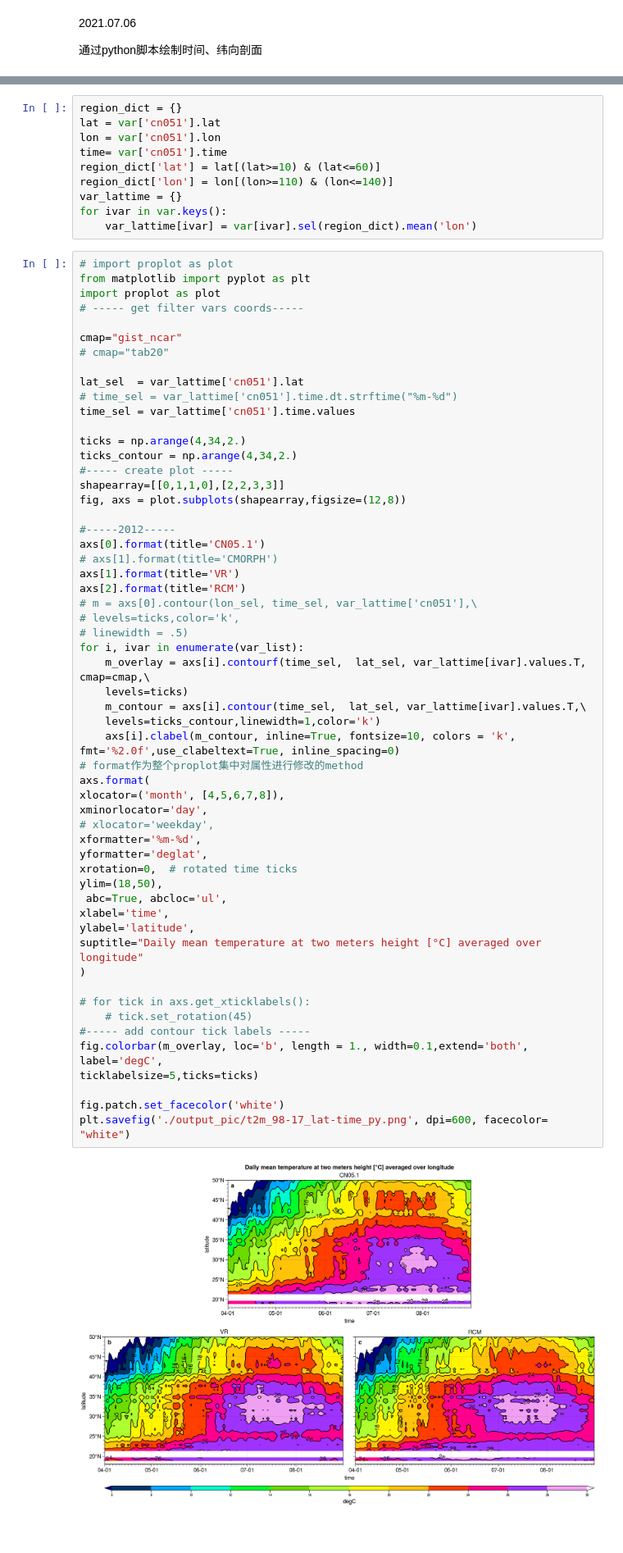
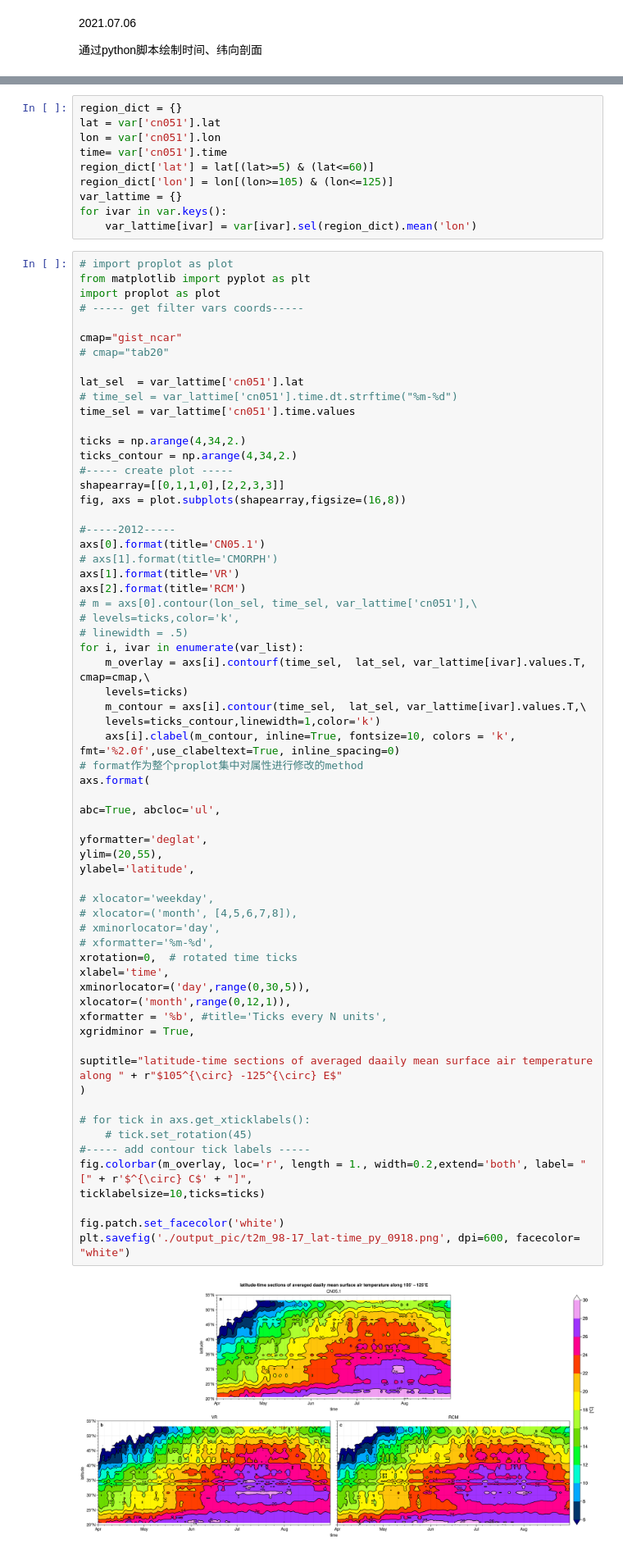
Before and after one commit to dozerlcl/MPAS_case_study, a Jupyter notebook: 92-25km_vr_rcm_postprocess/visualization/check_obs/settled/t2m/time_latitude/t2m_time_lat.ipynb, the cells around one changed output, grey strips where cells are left out. Shown at 82% size. Saved outputs shown, nothing was run; the diff lists cells and outputs as text; blank space fills up the shorter version.

```diff
--- a/92-25km_vr_rcm_postprocess/visualization/check_obs/settled/t2m/time_latitude/t2m_time_lat.ipynb
+++ b/92-25km_vr_rcm_postprocess/visualization/check_obs/settled/t2m/time_latitude/t2m_time_lat.ipynb
@@ -59,8 +59,8 @@ region_dict = {}
 lat = var['cn051'].lat
 lon = var['cn051'].lon
 time= var['cn051'].time
-region_dict['lat'] = lat[(lat>=10) & (lat<=60)]
-region_dict['lon'] = lon[(lon>=110) & (lon<=140)]
+region_dict['lat'] = lat[(lat>=5) & (lat<=60)]
+region_dict['lon'] = lon[(lon>=105) & (lon<=125)]
 var_lattime = {}
 for ivar in var.keys():
     var_lattime[ivar] = var[ivar].sel(region_dict).mean('lon')
@@ -81,44 +81,52 @@ ticks = np.arange(4,34,2.)
 ticks_contour = np.arange(4,34,2.)
 #----- create plot -----
 shapearray=[[0,1,1,0],[2,2,3,3]]
-fig, axs = plot.subplots(shapearray,figsize=(12,8))
+fig, axs = plot.subplots(shapearray,figsize=(16,8))
 
 #-----2012-----
 axs[0].format(title='CN05.1')
 # axs[1].format(title='CMORPH')
 axs[1].format(title='VR')
 axs[2].format(title='RCM')
 # m = axs[0].contour(lon_sel, time_sel, var_lattime['cn051'],\
 # levels=ticks,color='k',
 # linewidth = .5)
 for i, ivar in enumerate(var_list):
     m_overlay = axs[i].contourf(time_sel,  lat_sel, var_lattime[ivar].values.T, cmap=cmap,\
     levels=ticks)
     m_contour = axs[i].contour(time_sel,  lat_sel, var_lattime[ivar].values.T,\
     levels=ticks_contour,linewidth=1,color='k')
     axs[i].clabel(m_contour, inline=True, fontsize=10, colors = 'k', fmt='%2.0f',use_clabeltext=True, inline_spacing=0)
 # format作为整个proplot集中对属性进行修改的method
 axs.format(
-xlocator=('month', [4,5,6,7,8]),
-xminorlocator='day',
+
+abc=True, abcloc='ul',
+
+yformatter='deglat',
+ylim=(20,55),
+ylabel='latitude',
+
 # xlocator='weekday',
-xformatter='%m-%d',
-yformatter='deglat',
+# xlocator=('month', [4,5,6,7,8]),
+# xminorlocator='day',
+# xformatter='%m-%d',
 xrotation=0,  # rotated time ticks
-ylim=(18,50),
- abc=True, abcloc='ul',
 xlabel='time',
-ylabel='latitude',
-suptitle="Daily mean temperature at two meters height [°C] averaged over longitude"
+xminorlocator=('day',range(0,30,5)),
+xlocator=('month',range(0,12,1)),
+xformatter = '%b', #title='Ticks every N units',
+xgridminor = True,
+
+suptitle="latitude-time sections of averaged daaily mean surface air temperature along " + r"$105^{\circ} -125^{\circ} E$"
 )
 
 # for tick in axs.get_xticklabels():
     # tick.set_rotation(45)
 #----- add contour tick labels -----
-fig.colorbar(m_overlay, loc='b', length = 1., width=0.1,extend='both', label='degC',
-ticklabelsize=5,ticks=ticks)
+fig.colorbar(m_overlay, loc='r', length = 1., width=0.2,extend='both', label= "[" + r'$^{\circ} C$' + "]",
+ticklabelsize=10,ticks=ticks)
 
 fig.patch.set_facecolor('white')
-plt.savefig('./output_pic/t2m_98-17_lat-time_py.png', dpi=600, facecolor= "white")
+plt.savefig('./output_pic/t2m_98-17_lat-time_py_0918.png', dpi=600, facecolor= "white")
 # %% [output]
-[figure, old version]
+[figure, new version]
```
Also changed, not shown: 15 other files.
